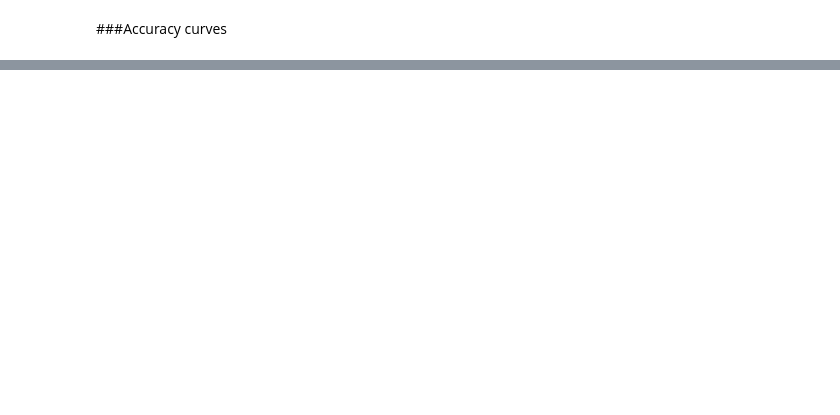
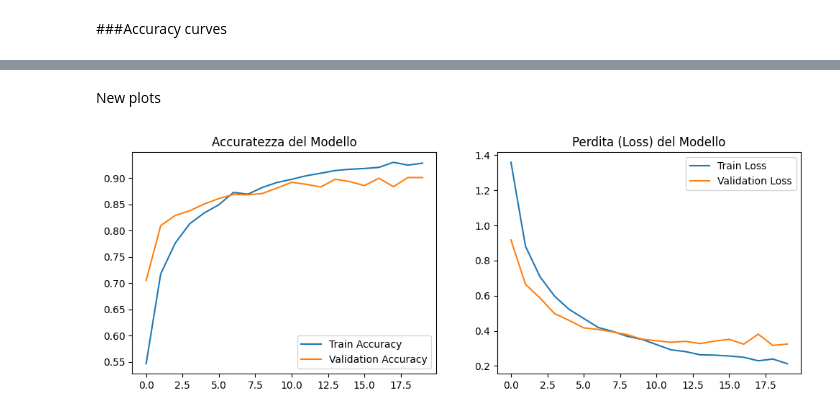
Before and after one commit to AndreaCamasta/Wearable-Har-Fitness-DeepLearning, a Jupyter notebook: HAR_Project.ipynb, the cells around one changed output, grey strips where cells are left out. Drawn from its saved outputs; the diff is of its cells as text; code cells hidden in the pictures; blank space fills up the shorter version.

Commit message:
Model building and testing

```diff
--- a/HAR_Project.ipynb
+++ b/HAR_Project.ipynb
@@ -261,0 +518,19 @@ plt.show()
+# %%
+# Re-istanziamo il modello pulito (usando la funzione build_cnn1d_model definita prima)
+model = build_cnn1d_model(input_shape=(window_size, num_features), num_classes=num_classes)
+
+# Compiliamo
+model.compile(
+    optimizer='adam',
+    loss='sparse_categorical_crossentropy',
+    metrics=['accuracy']
+)
+
+# Addestriamo usando le NUOVE variabili globali corrette
+history = model.fit(
+    X_train, y_train,
+    epochs=20,
+    batch_size=64, # Aumentiamo un po' il batch size visto che ci sono più dati
+    validation_data=(X_test, y_test),
+    verbose=1
+)
@@ -261,0 +555,20 @@ plt.show()
+# %% [markdown]
+New plots
+# %%
+import matplotlib.pyplot as plt
+
+plt.figure(figsize=(12, 4))
+plt.subplot(1, 2, 1)
+plt.plot(history.history['accuracy'], label='Train Accuracy')
+plt.plot(history.history['val_accuracy'], label='Validation Accuracy')
+plt.title('Accuratezza del Modello')
+plt.legend()
+
+plt.subplot(1, 2, 2)
+plt.plot(history.history['loss'], label='Train Loss')
+plt.plot(history.history['val_loss'], label='Validation Loss')
+plt.title('Perdita (Loss) del Modello')
+plt.legend()
+plt.show()
+# %% [output]
+[figure, added]
```
Also changed, not shown: parts of 56 cells of this notebook.
